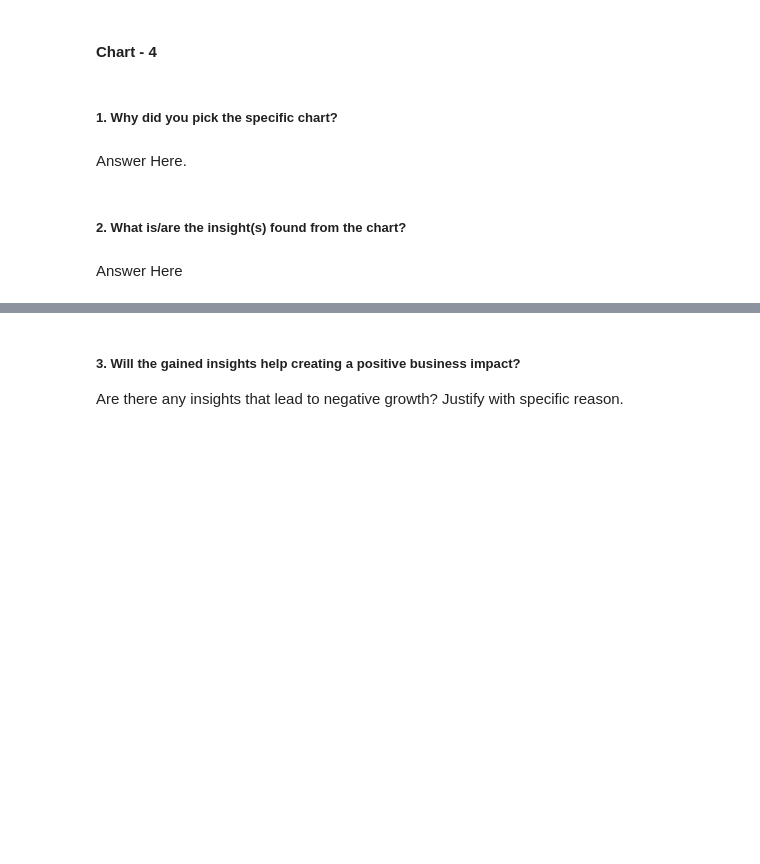
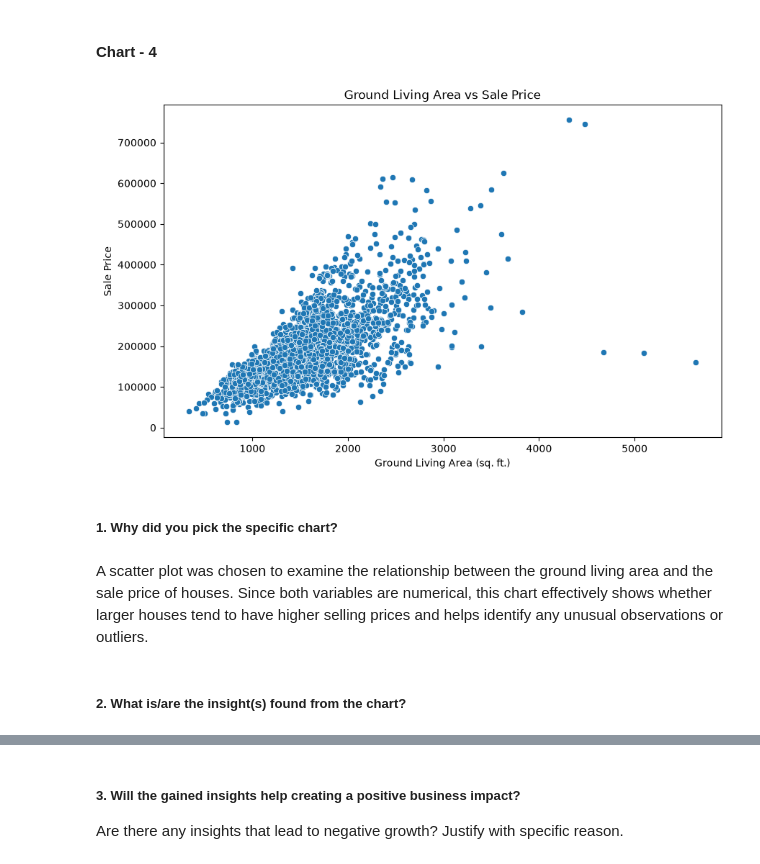
Before and after one commit to Krishna-matic/Machine_Learning_Projects, a Jupyter notebook: 02_ames_housing_sales_price_prediction/Ames_Housing_ML_Project.ipynb, the cells around one changed output, grey strips where cells are left out. Saved outputs shown, nothing was run; the diff lists cells and outputs as text; code cells hidden in the pictures; blank space fills up the shorter version.

```diff
--- a/02_ames_housing_sales_price_prediction/Ames_Housing_ML_Project.ipynb
+++ b/02_ames_housing_sales_price_prediction/Ames_Housing_ML_Project.ipynb
@@ -319,8 +421,16 @@ Answer Here
+# %%
+# Chart - 4 visualization code
+plt.figure(figsize=(10,6))
+sns.scatterplot(x='Gr Liv Area', y='SalePrice', data=df)
+plt.title("Ground Living Area vs Sale Price")
+plt.xlabel("Ground Living Area (sq. ft.)")
+plt.ylabel("Sale Price")
+plt.show()
+# %% [output]
+[figure, added]
 # %% [markdown]
 ##### 1. Why did you pick the specific chart?
-# %% [markdown]
-Answer Here.
+# %% [markdown]
+A scatter plot was chosen to examine the relationship between the ground living area and the sale price of houses. Since both variables are numerical, this chart effectively shows whether larger houses tend to have higher selling prices and helps identify any unusual observations or outliers.
 # %% [markdown]
 ##### 2. What is/are the insight(s) found from the chart?
-# %% [markdown]
-Answer Here
```
Also changed, not shown: parts of 123 cells of this notebook.
